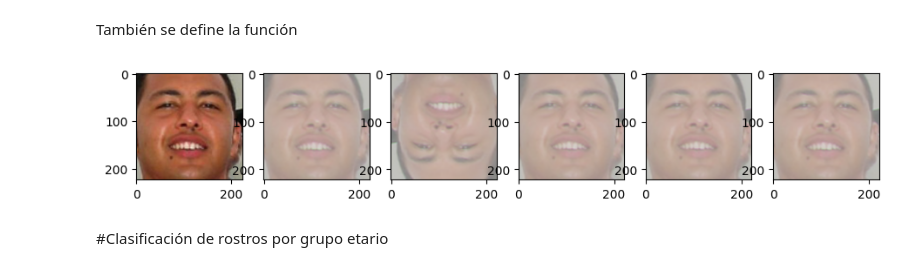
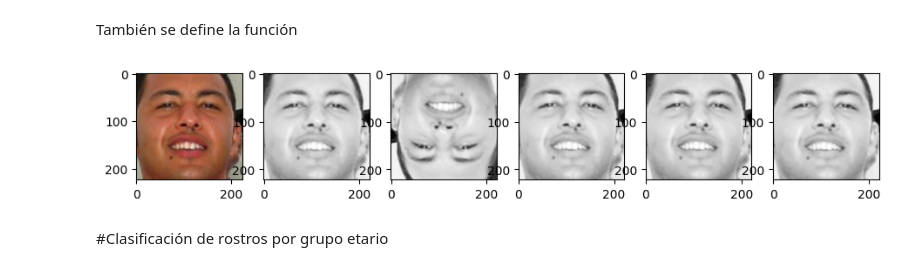
Before and after one commit to sergioar3143/AprendizajeProfundo, a Jupyter notebook: Tarea2_Redes_convolucionales_y_transferencia.ipynb, the cells around one changed output. Cells and saved outputs as stored; diff of their text form; code cells hidden in the pictures.

```diff
--- a/Tarea2_Redes_convolucionales_y_transferencia.ipynb
+++ b/Tarea2_Redes_convolucionales_y_transferencia.ipynb
@@ -108,16 +108,14 @@ $$
 
 El resultado de estas operaciones es el mapa de activaciones $A(i,j)$.
 # %%
-def conv2d(I, W, b, stride = 1):
+def conv3d(I, W, b, stride = 1):
   h_s = int(np.floor((I.shape[0] - W.shape[0]) / stride)) + 1
   w_s = int(np.floor((I.shape[1] - W.shape[1]) / stride)) + 1
-  k=I.shape[2]
-  a = np.zeros((h_s, w_s, k))
-  for channel in range(k):
-    for i in range(h_s):
-      for j in range(w_s):
-        I_m = I[i * stride:i * stride + W.shape[0], j * stride:j * stride + W.shape[1], channel]
-        a[i, j,channel] = (I_m * W[:,:,channel]).sum() + b
+  a = np.zeros((h_s, w_s))
+  for i in range(h_s):
+    for j in range(w_s):
+      I_m = I[i * stride:i * stride + W.shape[0], j * stride:j * stride + W.shape[1], :]
+      a[i, j] = (I_m * W).sum() + b
   return a
 # %% [markdown]
 Filtro
@@ -148,32 +148,36 @@ sigmoid = lambda z: 1. / (1. + np.exp(-z))
 # %%
 ccorr=np.zeros((222, 222, 3))
 for ch in range(ccorr.shape[2]):
-  ccorr[:,:,ch] =sigmoid(correlate2d(imagen0[:,:,ch], filter1[:,:,ch], mode = 'valid'))
+  ccorr[:,:,ch] =correlate2d(imagen0[:,:,ch], filter1[:,:,ch], mode = 'valid')
+ccorr=sigmoid(ccorr[:,:,0]+ccorr[:,:,1]+ccorr[:,:,2])
 
 ccorr2=np.zeros((222, 222, 3))
 for ch in range(ccorr2.shape[2]):
-  ccorr2[:,:,ch] = sigmoid(correlate2d(filter1[:,:,ch], imagen0[:,:,ch], mode = 'valid'))
+  ccorr2[:,:,ch] = correlate2d(filter1[:,:,ch], imagen0[:,:,ch], mode = 'valid')
+ccorr2=sigmoid(ccorr2[:,:,0]+ccorr2[:,:,1]+ccorr2[:,:,2])
 
 conv=np.zeros((222, 222, 3))
 for ch in range(conv.shape[2]):
-  conv[:,:,ch] = sigmoid(convolve2d(imagen0[:,:,ch], filter1[:,:,ch], mode = 'valid'))
+  conv[:,:,ch] = convolve2d(imagen0[:,:,ch], filter1[:,:,ch], mode = 'valid')
+conv=sigmoid(conv[:,:,0]+conv[:,:,1]+conv[:,:,2])
 
 conv2=np.zeros((222, 222, 3))
-for ch in range(conv.shape[2]):
-  conv2[:,:,ch] = sigmoid(convolve2d(filter1[:,:,ch], imagen0[:,:,ch], mode = 'valid'))
+for ch in range(conv2.shape[2]):
+  conv2[:,:,ch] = convolve2d(filter1[:,:,ch], imagen0[:,:,ch], mode = 'valid')
+conv2=sigmoid(conv2[:,:,0]+conv2[:,:,1]+conv2[:,:,2])
 
-a = sigmoid(conv2d(imagen0, filter1, 0))
+conv3d = sigmoid(conv3d(imagen0, filter1, 0))
 
 fig, axs = plt.subplots(1, 6, figsize=(11, 3))
 axs[0].imshow(imagen0)
-axs[1].imshow(ccorr)
-axs[2].imshow(ccorr2)
-axs[3].imshow(conv)
-axs[4].imshow(conv2)
-axs[5].imshow(a)
+axs[1].imshow(ccorr, cmap="gray")
+axs[2].imshow(ccorr2, cmap="gray")
+axs[3].imshow(conv, cmap="gray")
+axs[4].imshow(conv2, cmap="gray")
+axs[5].imshow(conv3d,cmap="gray")
 plt.show()
 # %% [output]
-[figure, old version]
+[figure, new version]
 # %% [markdown]
 #Clasificación de rostros por grupo etario
 # %% [markdown]
```
Also changed, not shown: parts of 1 cell of this notebook.
